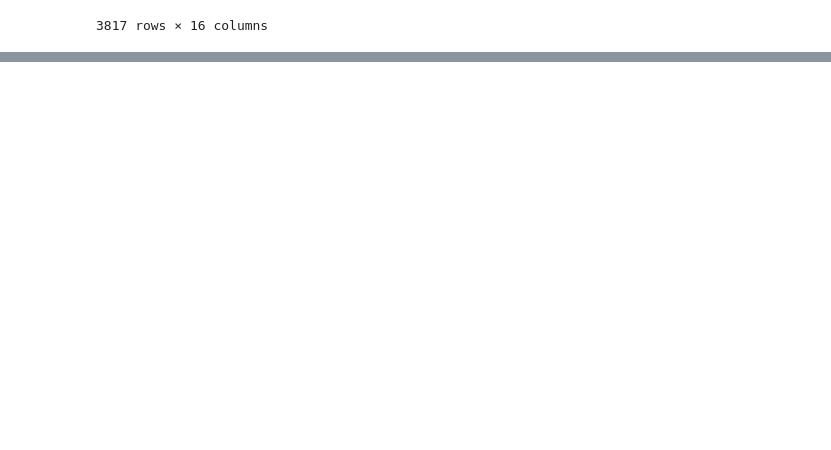
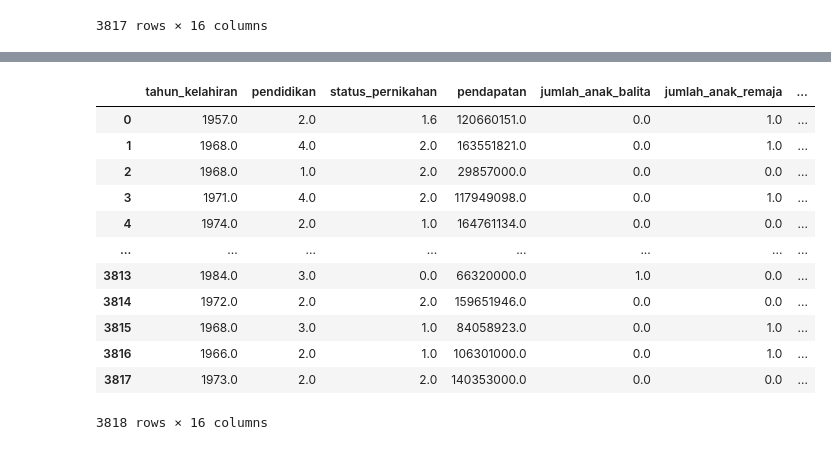
Before and after one commit to drtaufiqh/coba-coba-coba, a Jupyter notebook: PreprocessingData.ipynb, the cells around one changed output, grey strips where cells are left out. Saved outputs shown, nothing was run; the diff lists cells and outputs as text; code cells hidden in the pictures; blank space fills up the shorter version.

Commit message:
add imputasi testing

```diff
--- a/PreprocessingData.ipynb
+++ b/PreprocessingData.ipynb
@@ -225,0 +277,4 @@ array([519, 186, 564, 226, 385,  85, 265,  53, 158, 486,  81, 225, 137,
+# %%
+# Transformasi data tanggal_menjadi_anggota
+X_test_raw['tanggal_menjadi_anggota_encoded'] = label_encoder_tanggal.transform(X_test_raw['tanggal_menjadi_anggota'])
+X_test_raw['tanggal_menjadi_anggota_encoded'].unique()
@@ -263,3 +332,17 @@ data_imputed.head(n=5)
 | 2 | 1966.0 | 127532564.0 | 0.0 | 0.0 | 45.0 | 117611.0 | ... |
 | 3 | 1961.0 | 165579620.0 | 0.0 | 0.0 | 90.0 | 206346.0 | ... |
 | 4 | 1970.0 | 117703159.0 | 1.0 | 1.0 | 78.0 | 90563.0 | ... |
+# %%
+# Kolom yang ingin diimputasi
+imputed_column = data_test.columns
+
+# Buat imputer hanya untuk kolom yang diinginkan
+imputer = KNNImputer(n_neighbors=5)
+imputed_data_test = imputer.fit_transform(data_test[imputed_column])
+
+# Ganti kolom-kolom yang diimputasi dengan hasil imputasi
+data_test_imputed = data_test.copy()
+data_test_imputed[imputed_column] = imputed_data_test
+
+# Tampilkan DataFrame hasil imputasi
+data_test_imputed.head(n=5)
@@ -332,3 +466,24 @@ data_encoded
+# %%
+data_test_encoded = data_test_imputed.copy()
+data_test_encoded['pendidikan'] = data_test_encoded['pendidikan_encoded']
+data_test_encoded['status_pernikahan'] = data_test_encoded['status_pernikahan_encoded']
+data_test_encoded['tanggal_menjadi_anggota'] = data_test_encoded['tanggal_menjadi_anggota_encoded'].astype(int)
+data_test_encoded = data_test_encoded[features]
+data_test_encoded
+# %% [output]
+|  | tahun_kelahiran | pendidikan | status_pernikahan | pendapatan | jumlah_anak_balita | jumlah_anak_remaja | ... |
+| 0 | 1957.0 | 2.0 | 1.6 | 120660151.0 | 0.0 | 1.0 | ... |
+| 1 | 1968.0 | 4.0 | 2.0 | 163551821.0 | 0.0 | 1.0 | ... |
+| 2 | 1968.0 | 1.0 | 2.0 | 29857000.0 | 0.0 | 0.0 | ... |
+| 3 | 1971.0 | 4.0 | 2.0 | 117949098.0 | 0.0 | 1.0 | ... |
+| 4 | 1974.0 | 2.0 | 1.0 | 164761134.0 | 0.0 | 0.0 | ... |
+| ... | ... | ... | ... | ... | ... | ... | ... |
+| 3813 | 1984.0 | 3.0 | 0.0 | 66320000.0 | 1.0 | 0.0 | ... |
+| 3814 | 1972.0 | 2.0 | 2.0 | 159651946.0 | 0.0 | 0.0 | ... |
+| 3815 | 1968.0 | 3.0 | 1.0 | 84058923.0 | 0.0 | 1.0 | ... |
+| 3816 | 1966.0 | 2.0 | 1.0 | 106301000.0 | 0.0 | 1.0 | ... |
+| 3817 | 1973.0 | 2.0 | 2.0 | 140353000.0 | 0.0 | 0.0 | ... |
+3818 rows × 16 columns
 # %%
 data_reverse.to_csv('train_features_ImputasiKNN.csv', index=True)
 data_encoded.to_csv('train_features_ImputasiKNN_encoded.csv', index=True)
```
Also changed, not shown: parts of 25 cells of this notebook, 4 other files.
